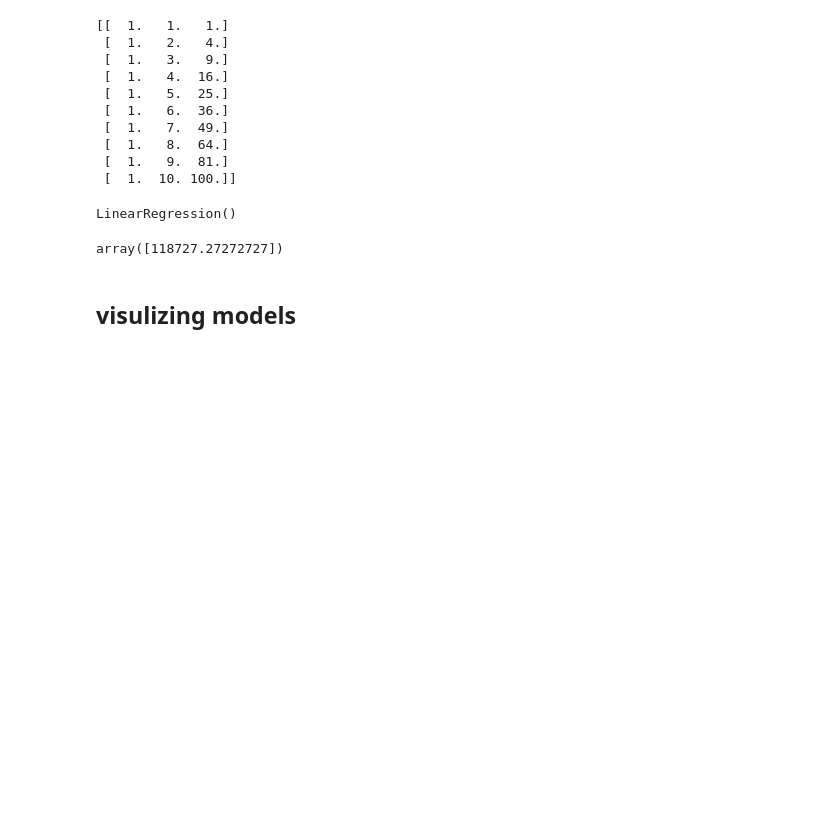
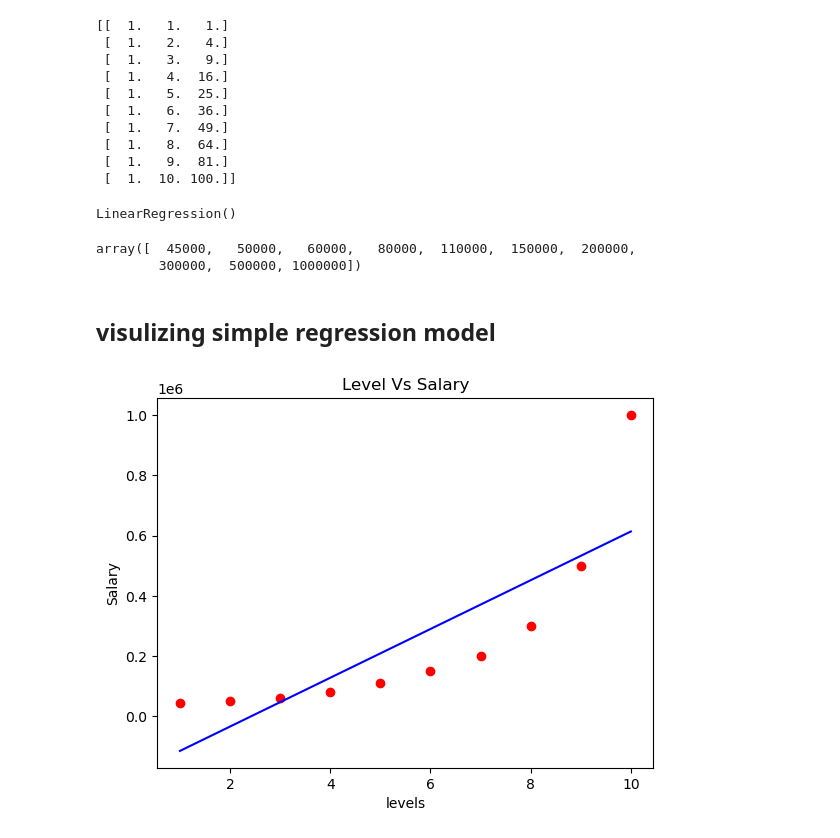
Before and after one commit to salunkhegr1712/Machine-Learning, a Jupyter notebook: PolynomialLinearRegression/modelPLR.ipynb, the cells around one changed output. Cells and saved outputs as stored; diff of their text form; code cells hidden in the pictures; blank space fills up the shorter version.

Commit message:
done with Polynomial Linear Equation

```diff
--- a/PolynomialLinearRegression/modelPLR.ipynb
+++ b/PolynomialLinearRegression/modelPLR.ipynb
@@ -12,8 +12,8 @@ import pandas as pd
 data=pd.read_csv("Position_Salaries.csv")
 
 # creating matrix of feature and dependent variable vector
-x=data.iloc[:,1:-1]
-y=data.iloc[:,-1]
+x=data.iloc[:,1:-1].values
+y=data.iloc[:,-1].values
 # %%
 print(pd.DataFrame(x),"\n\n",pd.DataFrame(y))
 # %% [output]
@@ -84,9 +84,22 @@ plr=LinearRegression()
 plr.fit(x_poly,y)
 # %% [output]
 LinearRegression()
-# %%
-plr.predict([[1,1,1]])
-# %% [output]
-array([118727.27272727])
+# %%
+y
+# %% [output]
+array([  45000,   50000,   60000,   80000,  110000,  150000,  200000,
+        300000,  500000, 1000000])
 # %% [markdown]
-## visulizing models
+## visulizing simple regression model
+# %%
+plt.scatter(x,y,color="red")
+pred=lr.predict(x)
+plt.plot(x,pred,color="blue")
+plt.ylabel("Salary")
+plt.xlabel("levels")
+plt.title("Level Vs Salary")
+plt.show()
+
+# as we can see that the simple linear model is not well adapted
+# %% [output]
+[figure, added]
```
Also changed, not shown: parts of 9 cells of this notebook, 8 other files.
